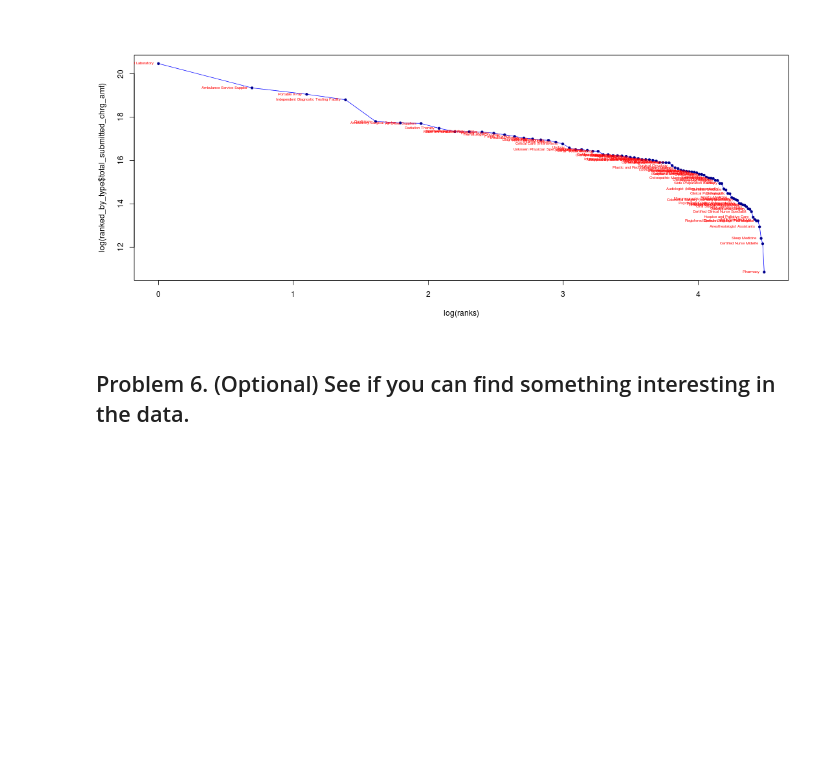
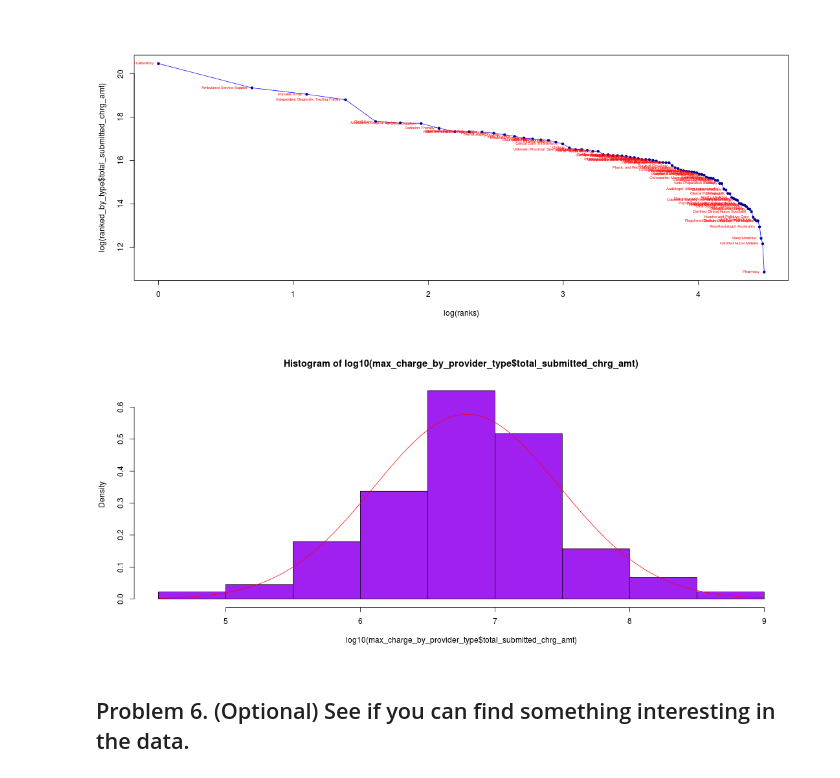
Before and after one commit to realmichaelzyy/cs249-2, a Jupyter notebook: hw1/MiniHW1.ipynb, the cells around one changed output. Cells and saved outputs as stored; diff of their text form; code cells hidden in the pictures; blank space fills up the shorter version.

```diff
--- a/hw1/MiniHW1.ipynb
+++ b/hw1/MiniHW1.ipynb
@@ -318,6 +346,18 @@ text( log(ranks), log(ranked_by_type$total_submitted_chrg_amt),
 64                                    Pharmacy                 51724.67
 [figure]
 [figure]
+# %%
+%%R -w 1100
+
+hist( log10( max_charge_by_provider_type$total_submitted_chrg_amt ), col="purple", probability=TRUE, breaks=10 )
+
+params = fitdistr(log10( max_charge_by_provider_type$total_submitted_chrg_amt ), "normal")
+
+curve( dnorm(x, mean=params$estimate[1], sd=params$estimate[2]), col="red", add=TRUE )
+
+# maybe it fits a log-normal? It's kind of hard to tell without more data
+# %% [output]
+[figure, added]
 # %% [markdown]
 ## Problem 6.  (Optional) See if you can find something interesting in the data.
 # %%
```
Also changed, not shown: parts of 4 cells of this notebook.
